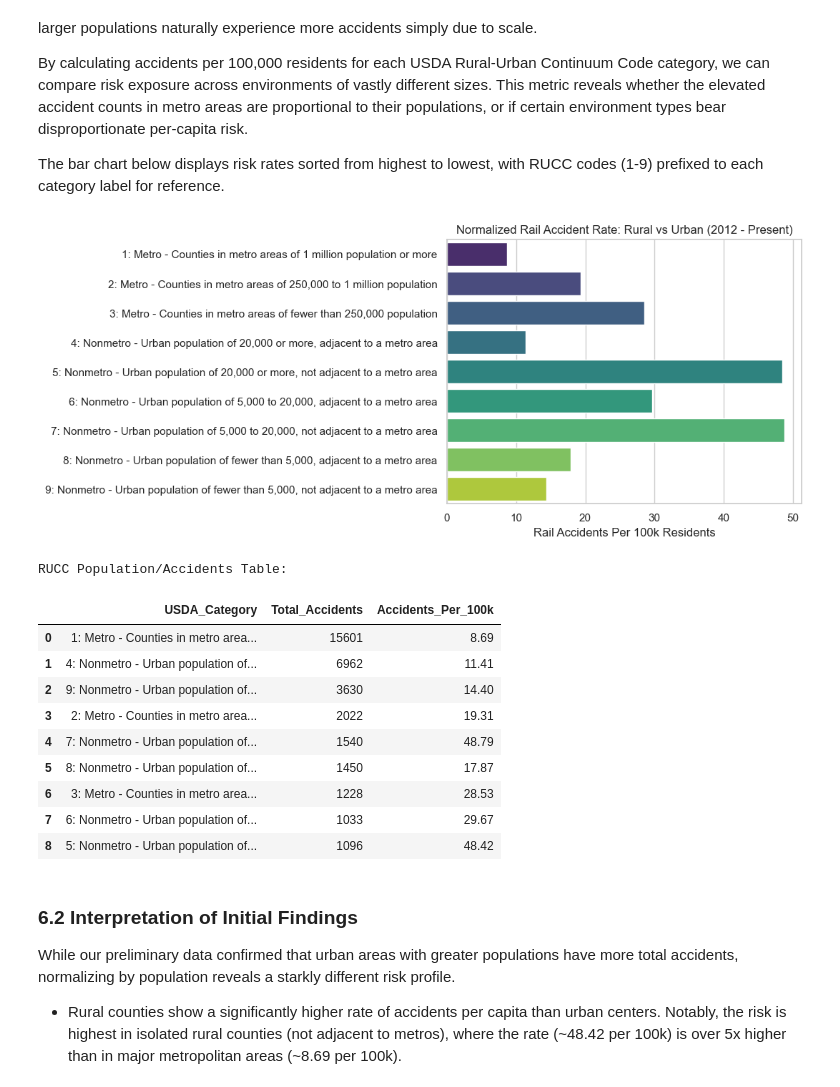
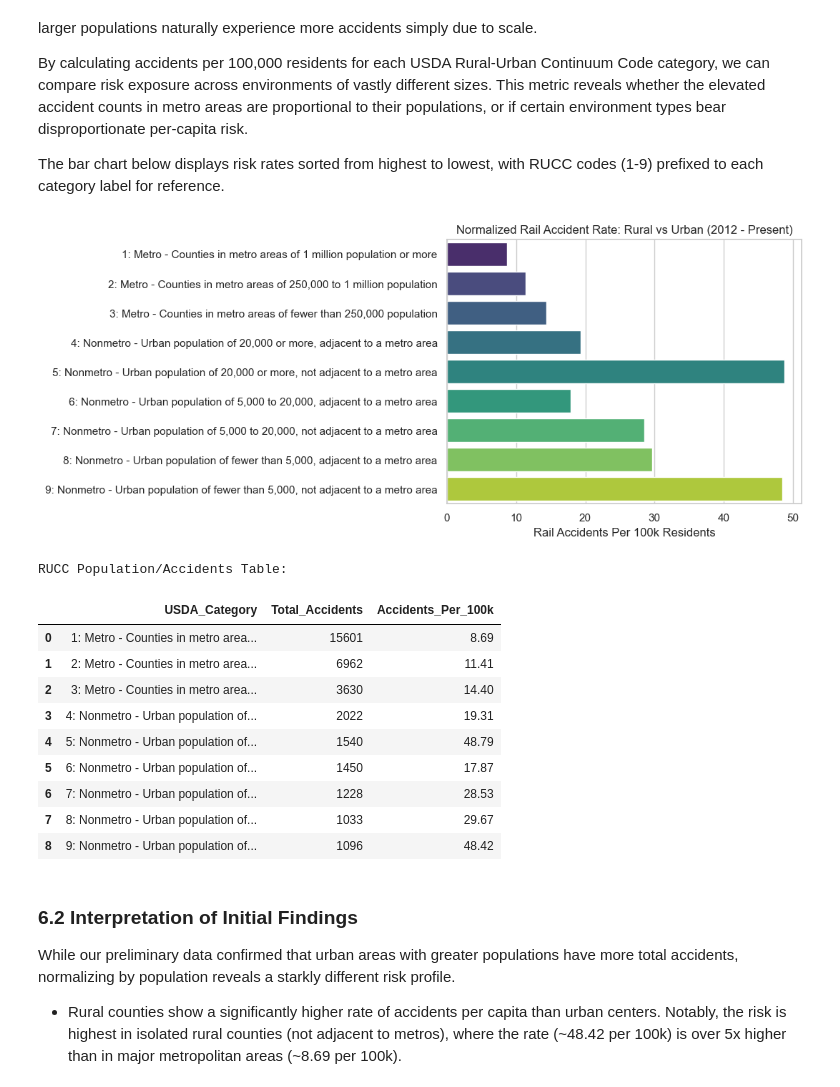
Before and after one commit to TimothyHHMai/rail-risk-census-analysis-521, a Jupyter notebook: notebooks/phase-1-proposal.ipynb, the cells around one changed output. Drawn from its saved outputs; the diff is of its cells as text; code cells hidden in the pictures.

Commit message:
Fixed error in generating normalized accidents per 100k population. Added initial code for feature exploration

```diff
--- a/notebooks/phase-1-proposal.ipynb
+++ b/notebooks/phase-1-proposal.ipynb
@@ -397,49 +397,49 @@ accidents_per_ruc = df_merged.groupby('Label', observed = False).size()
 #Calculates total population for each RUC Label
 #Drop_duplicates is used to select only one population value for each FIPS region
 #These rows are then grouped by their Label (RUC Code), and the populations for each label are added together
-population_per_ruc = df_merged.drop_duplicates(subset = ['FIPS']).groupby('Label', observed = False)['Population_2020'].sum()
+population_per_ruc = df_merged.drop_duplicates(subset = 'FIPS').groupby('Label', observed = False)['Population_2020'].sum()
 #Calculates accidents per 100k residents as (accidents_per_ruc / population_per_ruc) * 100,000
 accidents_per_100k = (accidents_per_ruc / population_per_ruc) * 100000
 
 #Creates a new dataframe out of the columns initialized above
 df_ruc = pd.DataFrame({
-    'USDA_Category': df_merged['Label'].unique(),
+    'USDA_Category': population_per_ruc.index,
     'Total_Accidents': accidents_per_ruc.values,
     'Accidents_Per_100k': accidents_per_100k.values
 })
 
 #Plots a Seaborn barplot of accidents_per_100k by Label/USDA Category
 fig = sns.barplot(
     df_ruc,
     x = 'Accidents_Per_100k',
     y = 'USDA_Category',
     palette="viridis",
     hue="USDA_Category",
     legend=False
 )
 
 #Adds relevant title and axis labels to barplot
 plt.title('Normalized Rail Accident Rate: Rural vs Urban (2012 - Present)')
 plt.xlabel('Rail Accidents Per 100k Residents')
 plt.ylabel(None)
 plt.show()
 
 #Displays dataframe initialized above
 print('RUCC Population/Accidents Table:')
 display(df_ruc.round(2))
 # %% [output]
-[figure, old version]
+[figure, new version]
 RUCC Population/Accidents Table:
 |  | USDA_Category | Total_Accidents | Accidents_Per_100k |
 | 0 | 1: Metro - Counties in metro area... | 15601 | 8.69 |
-| 1 | 4: Nonmetro - Urban population of... | 6962 | 11.41 |
-| 2 | 9: Nonmetro - Urban population of... | 3630 | 14.40 |
-| 3 | 2: Metro - Counties in metro area... | 2022 | 19.31 |
-| 4 | 7: Nonmetro - Urban population of... | 1540 | 48.79 |
-| 5 | 8: Nonmetro - Urban population of... | 1450 | 17.87 |
-| 6 | 3: Metro - Counties in metro area... | 1228 | 28.53 |
-| 7 | 6: Nonmetro - Urban population of... | 1033 | 29.67 |
-| 8 | 5: Nonmetro - Urban population of... | 1096 | 48.42 |
+| 1 | 2: Metro - Counties in metro area... | 6962 | 11.41 |
+| 2 | 3: Metro - Counties in metro area... | 3630 | 14.40 |
+| 3 | 4: Nonmetro - Urban population of... | 2022 | 19.31 |
+| 4 | 5: Nonmetro - Urban population of... | 1540 | 48.79 |
+| 5 | 6: Nonmetro - Urban population of... | 1450 | 17.87 |
+| 6 | 7: Nonmetro - Urban population of... | 1228 | 28.53 |
+| 7 | 8: Nonmetro - Urban population of... | 1033 | 29.67 |
+| 8 | 9: Nonmetro - Urban population of... | 1096 | 48.42 |
 # %% [markdown]
 ### 6.2 Interpretation of Initial Findings
 
```
Also changed, not shown: 1 other file.
